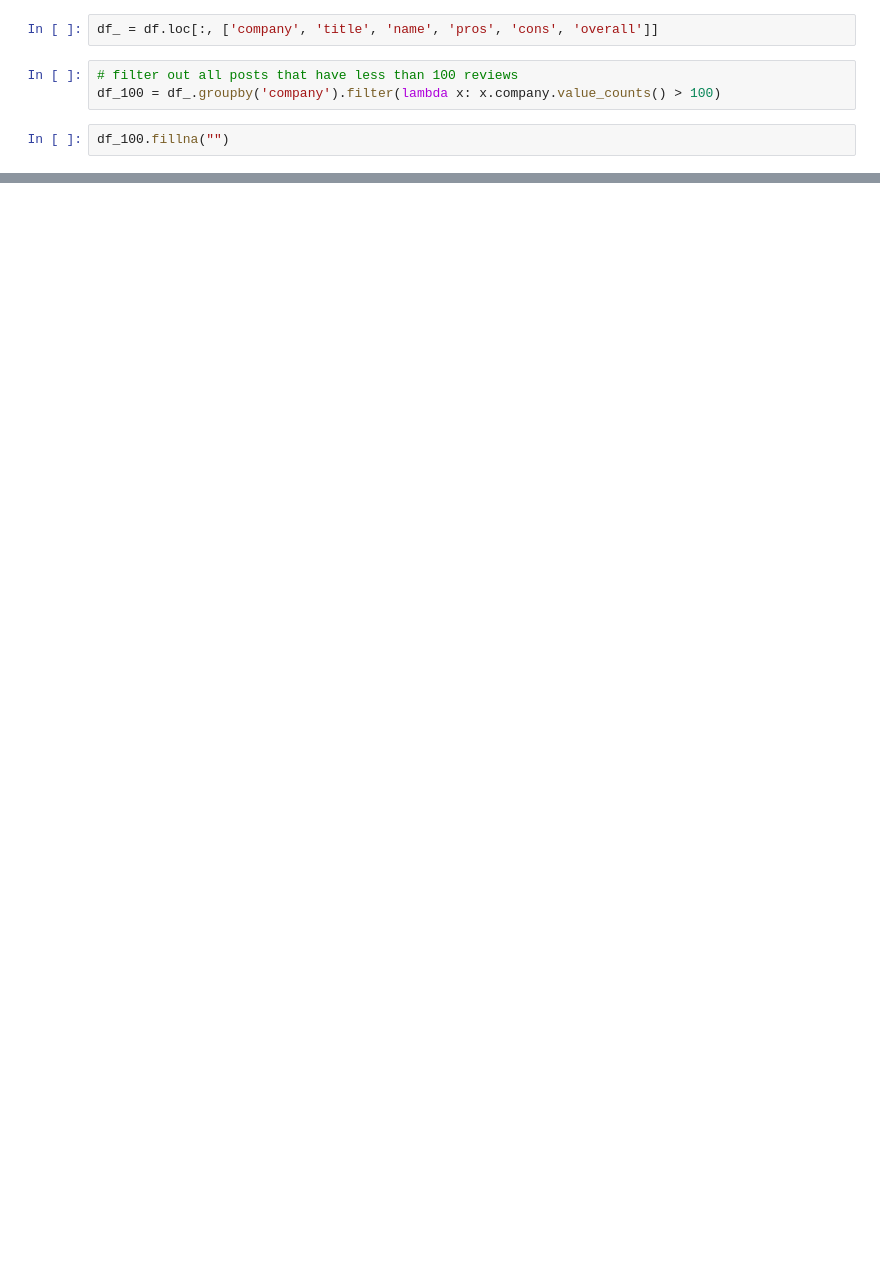
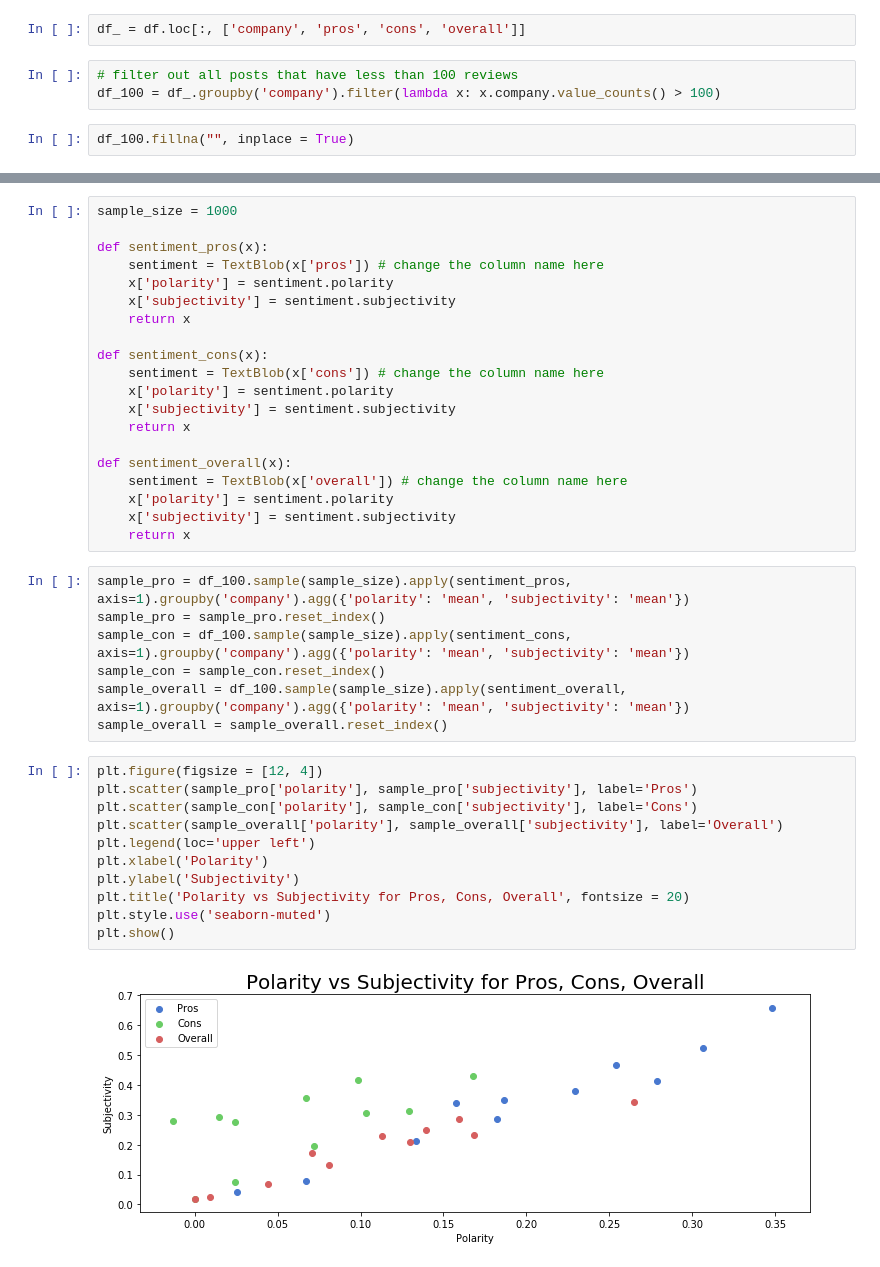
Before and after one commit to wonchankim97/Ticketing-Software-Web-Scraping, a Jupyter notebook: nlp.ipynb, the cells around one changed output, grey strips where cells are left out. Drawn from its saved outputs; the diff is of its cells as text; blank space fills up the shorter version.

```diff
--- a/nlp.ipynb
+++ b/nlp.ipynb
@@ -27,10 +22,10 @@ df.head()
 | 4 | tix | Great ticket company and excellen... | Alan G. | Box Office Manager | NaN | NaN | NO | Capterra | 2016-04-22 | 5 | ... |
 5 rows × 21 columns
 # %%
-df_ = df.loc[:, ['company', 'title', 'name', 'pros', 'cons', 'overall']]
+df_ = df.loc[:, ['company', 'pros', 'cons', 'overall']]
 # %%
 # filter out all posts that have less than 100 reviews
 df_100 = df_.groupby('company').filter(lambda x: x.company.value_counts() > 100)
 # %%
-df_100.fillna("")
+df_100.fillna("", inplace = True)
 # %% [output]
@@ -68,0 +45,40 @@ df['selftext'] = df['selftext'].apply(lambda x: re.sub('[^\w\s]', '', x))
+# %%
+sample_size = 1000
+
+def sentiment_pros(x):
+    sentiment = TextBlob(x['pros']) # change the column name here
+    x['polarity'] = sentiment.polarity
+    x['subjectivity'] = sentiment.subjectivity
+    return x
+
+def sentiment_cons(x):
+    sentiment = TextBlob(x['cons']) # change the column name here
+    x['polarity'] = sentiment.polarity
+    x['subjectivity'] = sentiment.subjectivity
+    return x
+
+def sentiment_overall(x):
+    sentiment = TextBlob(x['overall']) # change the column name here
+    x['polarity'] = sentiment.polarity
+    x['subjectivity'] = sentiment.subjectivity
+    return x
+# %%
+sample_pro = df_100.sample(sample_size).apply(sentiment_pros, axis=1).groupby('company').agg({'polarity': 'mean', 'subjectivity': 'mean'})
+sample_pro = sample_pro.reset_index()
+sample_con = df_100.sample(sample_size).apply(sentiment_cons, axis=1).groupby('company').agg({'polarity': 'mean', 'subjectivity': 'mean'})
+sample_con = sample_con.reset_index()
+sample_overall = df_100.sample(sample_size).apply(sentiment_overall, axis=1).groupby('company').agg({'polarity': 'mean', 'subjectivity': 'mean'})
+sample_overall = sample_overall.reset_index()
+# %%
+plt.figure(figsize = [12, 4])
+plt.scatter(sample_pro['polarity'], sample_pro['subjectivity'], label='Pros')
+plt.scatter(sample_con['polarity'], sample_con['subjectivity'], label='Cons')
+plt.scatter(sample_overall['polarity'], sample_overall['subjectivity'], label='Overall')
+plt.legend(loc='upper left')
+plt.xlabel('Polarity')
+plt.ylabel('Subjectivity')
+plt.title('Polarity vs Subjectivity for Pros, Cons, Overall', fontsize = 20)
+plt.style.use('seaborn-muted')
+plt.show()
+# %% [output]
+[figure, added]
```
Also changed, not shown: parts of 5 cells of this notebook.
